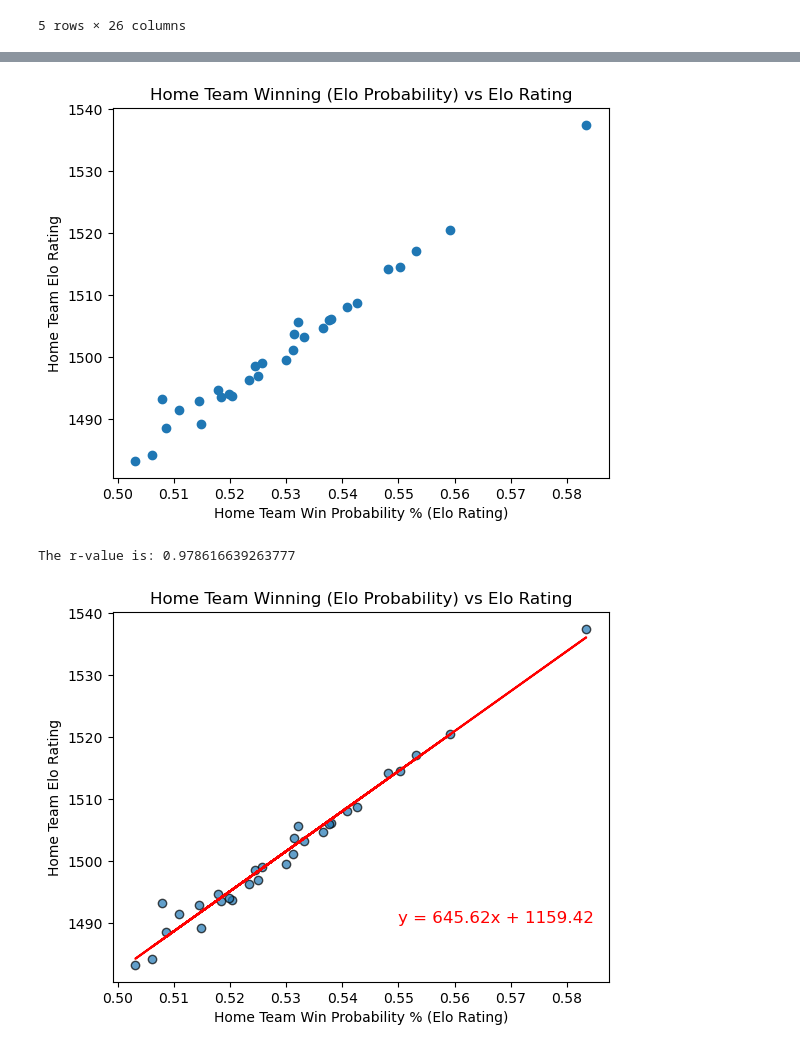
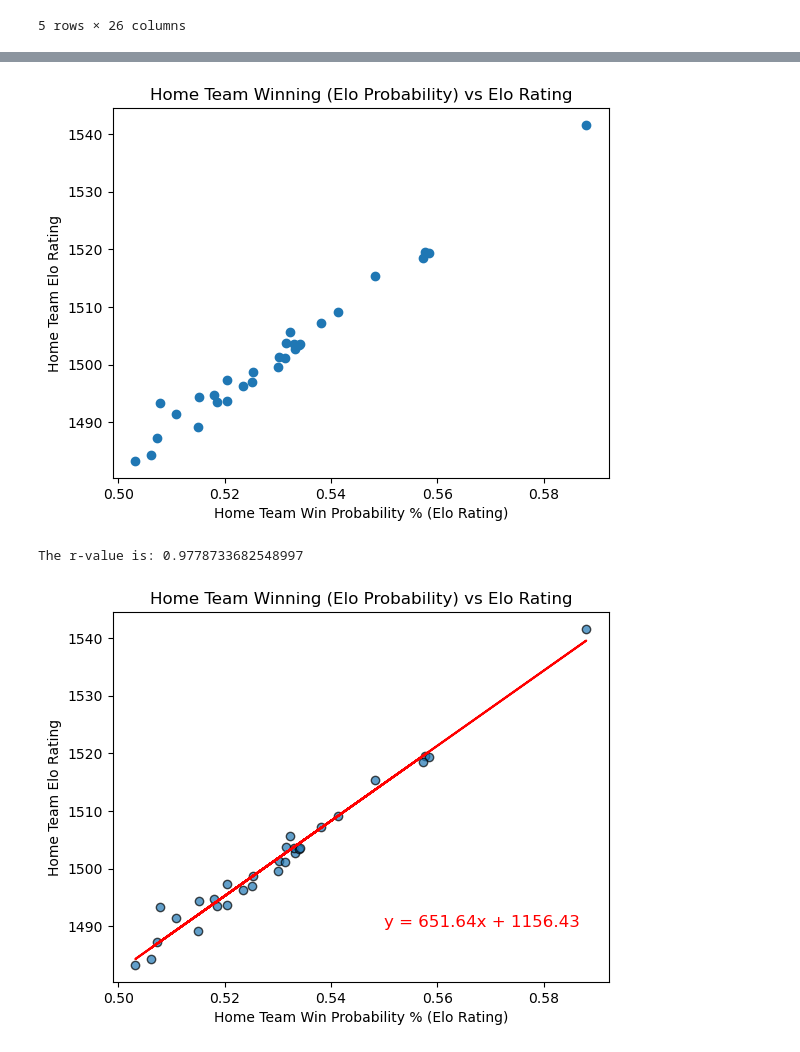
Before and after one commit to johnnycapra/Project_1, a Jupyter notebook: MLB_Analysis.ipynb, the cells around one changed output, grey strips where cells are left out. Drawn from its saved outputs; the diff is of its cells as text; code cells hidden in the pictures.

```diff
--- a/MLB_Analysis.ipynb
+++ b/MLB_Analysis.ipynb
@@ -42,7 +46,7 @@ kag_og_df.head()
 # %%
 # Truncate kaggle MLB csv by season
 
-filtered_data = kag_og_df[(kag_og_df['season'] >= 1900) & (kag_og_df['season'] <= 2019)]
+filtered_data = kag_og_df[(kag_og_df['season'] >= 1910) & (kag_og_df['season'] <= 2019)]
 filtered_data.tail()
 # %% [output]
 |  | date | season | neutral | playoff | team1 | team2 | elo1_pre | elo2_pre | elo_prob1 | elo_prob2 | ... |
@@ -175,13 +337,13 @@ home_percentage_season = home_team_advantage(reg_season_df, reg_title, reg_fig1,
 # %%
-avg_win_prob = teams_unique.groupby('team1')['elo_prob1'].mean()
-post_game_elo_avg = teams_unique.groupby('team1')['elo1_post'].mean()
+avg_win_prob = filtered_data.groupby('team1')['elo_prob1'].mean()
+post_game_elo_avg = filtered_data.groupby('team1')['elo1_post'].mean()
 plt.scatter(avg_win_prob, post_game_elo_avg)
 plt.xlabel('Home Team Win Probability % (Elo Rating)')
 plt.ylabel('Home Team Elo Rating')
 plt.title('Home Team Winning (Elo Probability) vs Elo Rating')
 plt.show()
 # %% [output]
-[figure, old version]
+[figure, new version]
 # %%
 plt.scatter(avg_win_prob, post_game_elo_avg, edgecolor='black', alpha=0.7)
 plt.xlabel('Home Team Win Probability % (Elo Rating)')
@@ -197,8 +359,8 @@ print(f"The r-value is: {r_value**2}")
 plt.savefig('output_data/elo_linregress.png')
 plt.show()
 # %% [output]
-The r-value is: 0.978616639263777
+The r-value is: 0.9778733682548997
-[figure, old version]
+[figure, new version]
 # %%
 # Get API url from sportsdata.io and create endpoint with params
 
```
Also changed, not shown: parts of 17 cells of this notebook, 16 other files.
